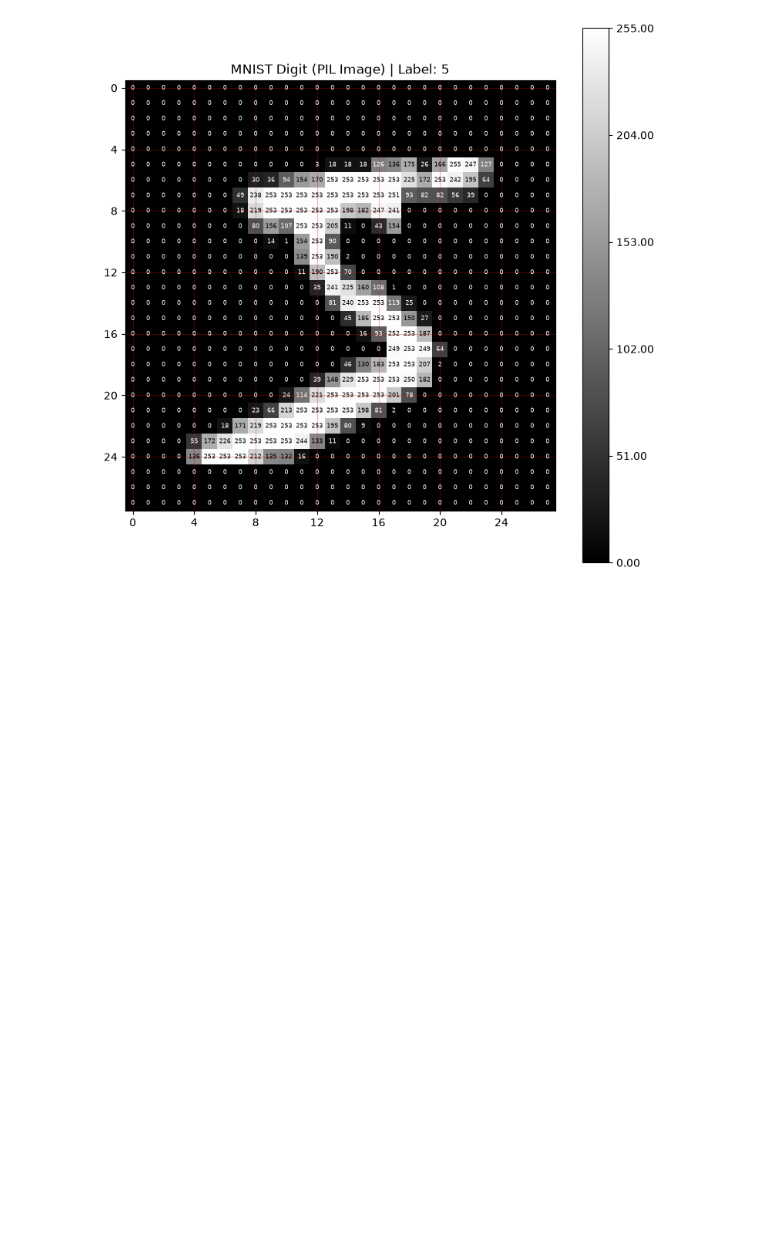
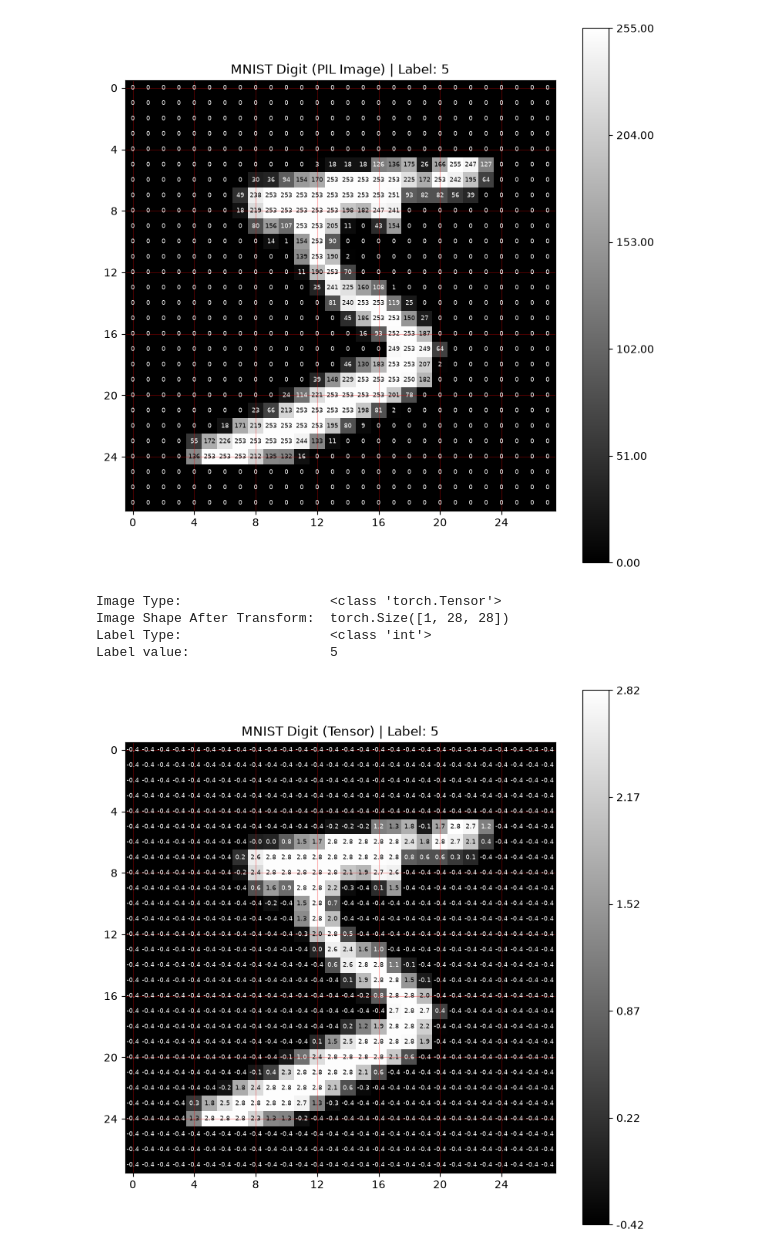
Before and after one commit to viratijain24/MNIST_Classifier, a Jupyter notebook: notebooks/main.ipynb, the cells around one changed output. Cells and saved outputs as stored; diff of their text form; code cells hidden in the pictures; blank space fills up the shorter version.

```diff
--- a/notebooks/main.ipynb
+++ b/notebooks/main.ipynb
@@ -47,3 +47,36 @@ Label value:       5
 helper_utils.display_image(image_pil, label, "MNIST Digit (PIL Image)", show_values=True)
 # %% [output]
 [figure]
+# %%
+# Convert images to tensors and normalize pixel values
+# Pixel values are scaled to [0, 1] and then standardized to mean 0 and std 1
+transform = transforms.Compose([
+    transforms.ToTensor(),
+    transforms.Normalize((0.1307,), (0.3081,))  # MNIST mean and std
+])
+# %%
+train_dataset = torchvision.datasets.MNIST(
+    root=data_path,     # Path to the directory where the data is/will be stored
+    train=True,         # Specify that you want the training split of the dataset
+    download=True,      # Download the data if it's not found in the root directory
+    transform=transform # Apply the defined transformations to each image
+)
+# %%
+# Access the first item again
+image_tensor, label = train_dataset[0]
+
+print(f"Image Type:                   {type(image_tensor)}")
+# Since the `image` is now a PyTorch Tensor, its dimensions are accessed using the .shape attribute.
+print(f"Image Shape After Transform:  {image_tensor.shape}")
+print(f"Label Type:                   {type(label)}")
+print(f"Label value:                  {label}")
+# %% [output]
+Image Type:                   <class 'torch.Tensor'>
+Image Shape After Transform:  torch.Size([1, 28, 28])
+Label Type:                   <class 'int'>
+Label value:                  5
+# %%
+# Visualize the transformed image and its label
+helper_utils.display_image(image_tensor, label, "MNIST Digit (Tensor)", show_values=True)
+# %% [output]
+[figure, added]
```
Also changed, not shown: parts of 9 cells of this notebook.
